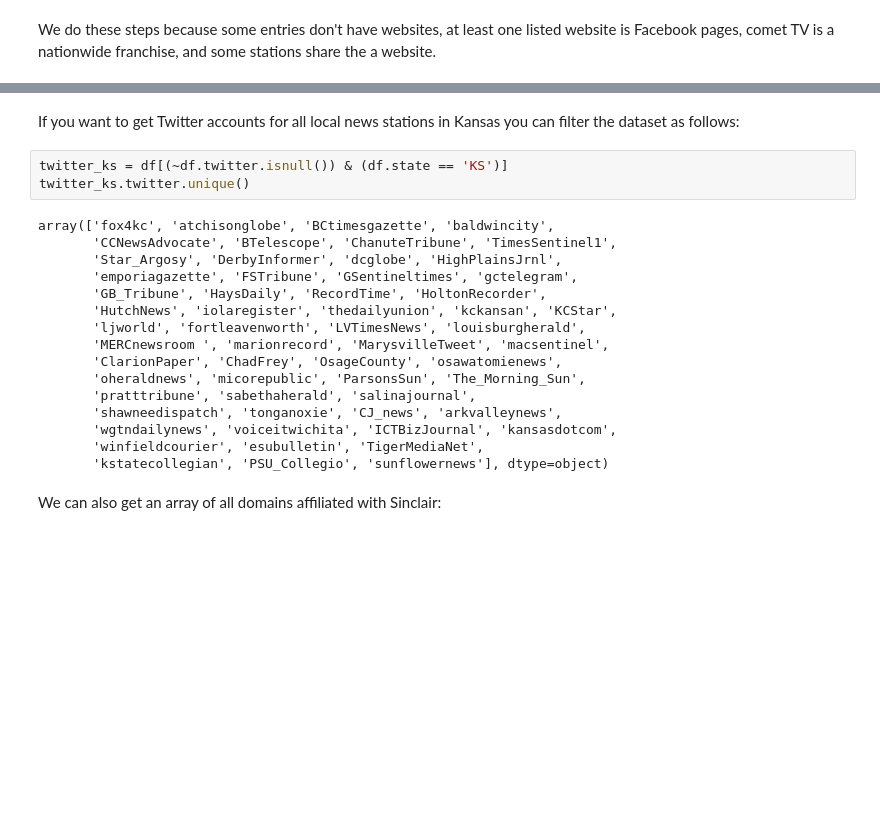
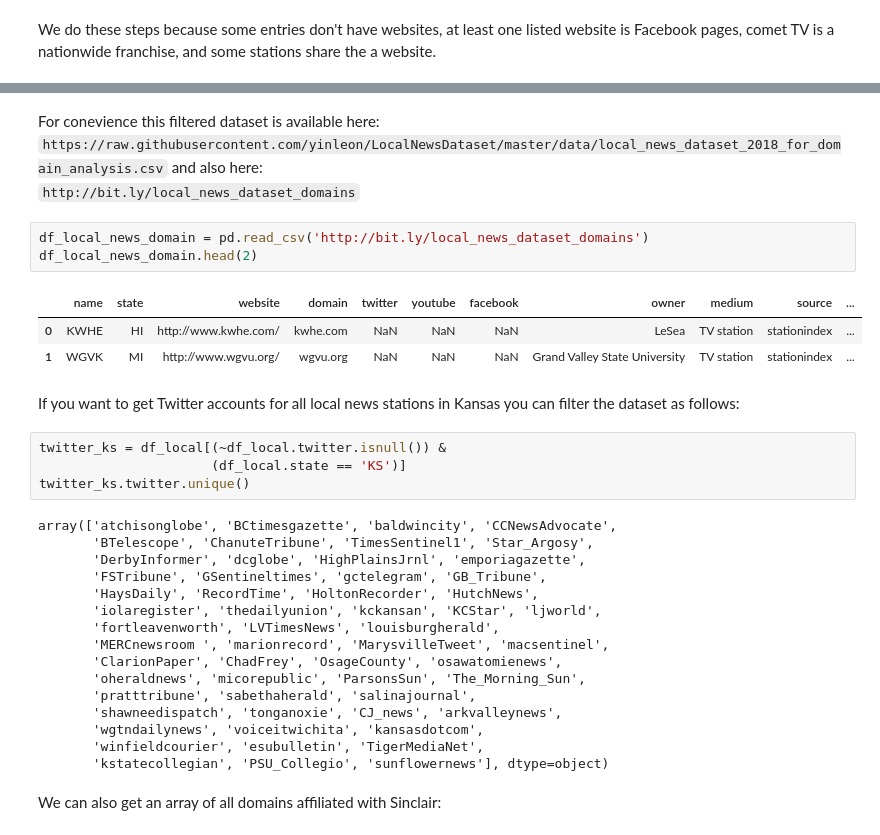
Before and after one commit to yinleon/LocalNewsDataset, a Jupyter notebook: nbs/local_news_dataset.ipynb, the cells around one changed output, grey strips where cells are left out. Drawn from its saved outputs; the diff is of its cells as text; blank space fills up the shorter version.

```diff
--- a/nbs/local_news_dataset.ipynb
+++ b/nbs/local_news_dataset.ipynb
@@ -145,22 +149,33 @@ df_local_website.sample(3, random_state=303)
+# %% [markdown]
+For conevience this filtered dataset is available here: `https://raw.githubusercontent.com/yinleon/LocalNewsDataset/master/data/local_news_dataset_2018_for_domain_analysis.csv`
+and also here:<br> `http://bit.ly/local_news_dataset_domains`
+# %%
+df_local_news_domain = pd.read_csv('http://bit.ly/local_news_dataset_domains')
+df_local_news_domain.head(2)
+# %% [output]
+|  | name | state | website | domain | twitter | youtube | facebook | owner | medium | source | ... |
+| 0 | KWHE | HI | http://www.kwhe.com/ | kwhe.com | NaN | NaN | NaN | LeSea | TV station | stationindex | ... |
+| 1 | WGVK | MI | http://www.wgvu.org/ | wgvu.org | NaN | NaN | NaN | Grand Valley State University | TV station | stationindex | ... |
 # %% [markdown]
 If you want to get Twitter accounts for all local news stations in Kansas you can filter the dataset as follows:
 # %%
-twitter_ks = df[(~df.twitter.isnull()) & (df.state == 'KS')]
+twitter_ks = df_local[(~df_local.twitter.isnull()) &
+                      (df_local.state == 'KS')]
 twitter_ks.twitter.unique()
 # %% [output]
-array(['fox4kc', 'atchisonglobe', 'BCtimesgazette', 'baldwincity',
-       'CCNewsAdvocate', 'BTelescope', 'ChanuteTribune', 'TimesSentinel1',
-       'Star_Argosy', 'DerbyInformer', 'dcglobe', 'HighPlainsJrnl',
-       'emporiagazette', 'FSTribune', 'GSentineltimes', 'gctelegram',
-       'GB_Tribune', 'HaysDaily', 'RecordTime', 'HoltonRecorder',
-       'HutchNews', 'iolaregister', 'thedailyunion', 'kckansan', 'KCStar',
-       'ljworld', 'fortleavenworth', 'LVTimesNews', 'louisburgherald',
+array(['atchisonglobe', 'BCtimesgazette', 'baldwincity', 'CCNewsAdvocate',
+       'BTelescope', 'ChanuteTribune', 'TimesSentinel1', 'Star_Argosy',
+       'DerbyInformer', 'dcglobe', 'HighPlainsJrnl', 'emporiagazette',
+       'FSTribune', 'GSentineltimes', 'gctelegram', 'GB_Tribune',
+       'HaysDaily', 'RecordTime', 'HoltonRecorder', 'HutchNews',
+       'iolaregister', 'thedailyunion', 'kckansan', 'KCStar', 'ljworld',
+       'fortleavenworth', 'LVTimesNews', 'louisburgherald',
        'MERCnewsroom ', 'marionrecord', 'MarysvilleTweet', 'macsentinel',
        'ClarionPaper', 'ChadFrey', 'OsageCounty', 'osawatomienews',
        'oheraldnews', 'micorepublic', 'ParsonsSun', 'The_Morning_Sun',
        'pratttribune', 'sabethaherald', 'salinajournal',
        'shawneedispatch', 'tonganoxie', 'CJ_news', 'arkvalleynews',
-       'wgtndailynews', 'voiceitwichita', 'ICTBizJournal', 'kansasdotcom',
+       'wgtndailynews', 'voiceitwichita', 'kansasdotcom',
        'winfieldcourier', 'esubulletin', 'TigerMediaNet',
        'kstatecollegian', 'PSU_Collegio', 'sunflowernews'], dtype=object)
 # %% [markdown]
```
Also changed, not shown: parts of 11 cells of this notebook, 2 other files.
